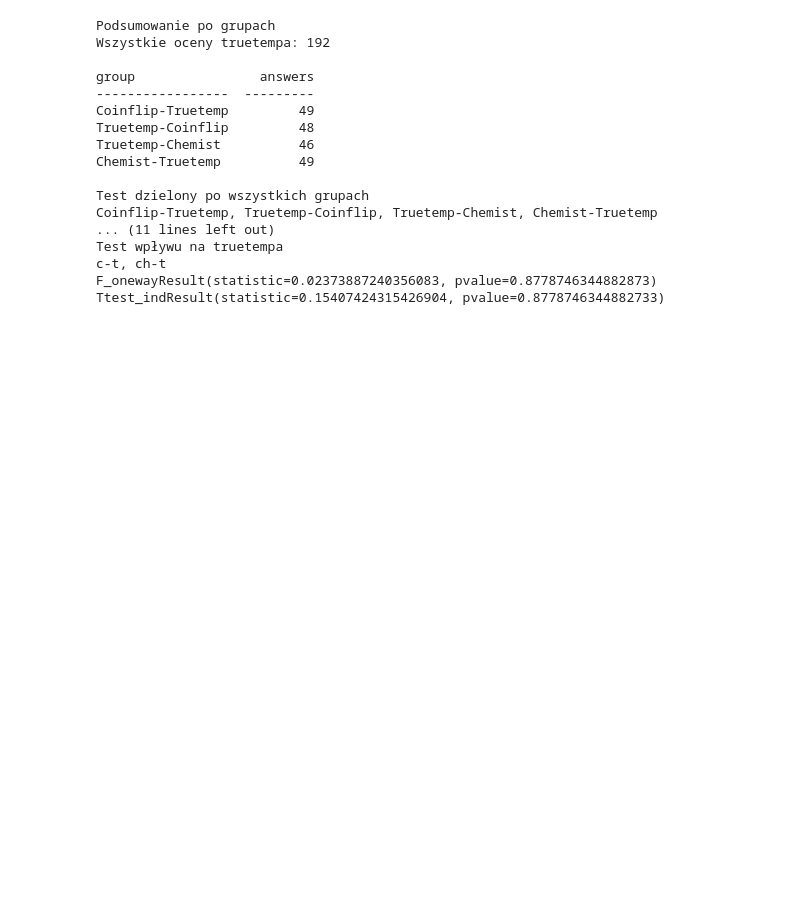
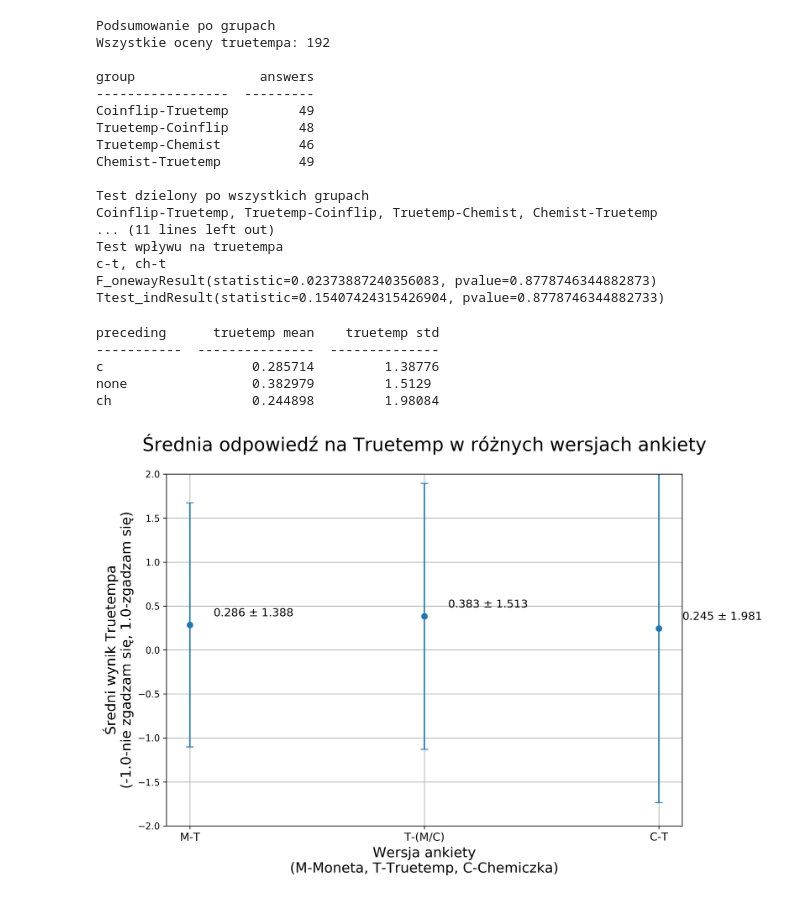
Before and after one commit to derrkater/survey_analysis, a Jupyter notebook: src/data_preanalysis.ipynb, the cells around one changed output. Saved outputs shown, nothing was run; the diff lists cells and outputs as text; code cells hidden in the pictures; blank space fills up the shorter version.

Commit message:
Quick fix
* Modularize code for truetemp_dependence_on_preceding_story
* Make truetemp_dependence_on_preceding_story plot for en.

```diff
--- a/src/data_preanalysis.ipynb
+++ b/src/data_preanalysis.ipynb
@@ -170,3 +170,18 @@ Test wpływu na truetempa
 c-t, ch-t
 F_onewayResult(statistic=0.02373887240356083, pvalue=0.8778746344882873)
 Ttest_indResult(statistic=0.15407424315426904, pvalue=0.8778746344882733)
+# %%
+from visualize_data import plot_truetemp_dependence_on_preceding_story
+
+plot_data = {'c': list(truetemp_data['{}-{}'.format(c, t)]),
+             'none': list(truetemp_data['{}-{}'.format(t, ch)]) + list(truetemp_data['{}-{}'.format(t, c)]),
+             'ch': list(truetemp_data['{}-{}'.format(ch, t)])}
+
+plot_truetemp_dependence_on_preceding_story(plot_data, 'mean_truetemp_en.png')
+# %% [output]
+preceding      truetemp mean    truetemp std
+-----------  ---------------  --------------
+c                   0.285714         1.38776
+none                0.382979         1.5129
+ch                  0.244898         1.98084
+[figure, added]
```
Also changed, not shown: parts of 1 cell of this notebook, 5 other files.
